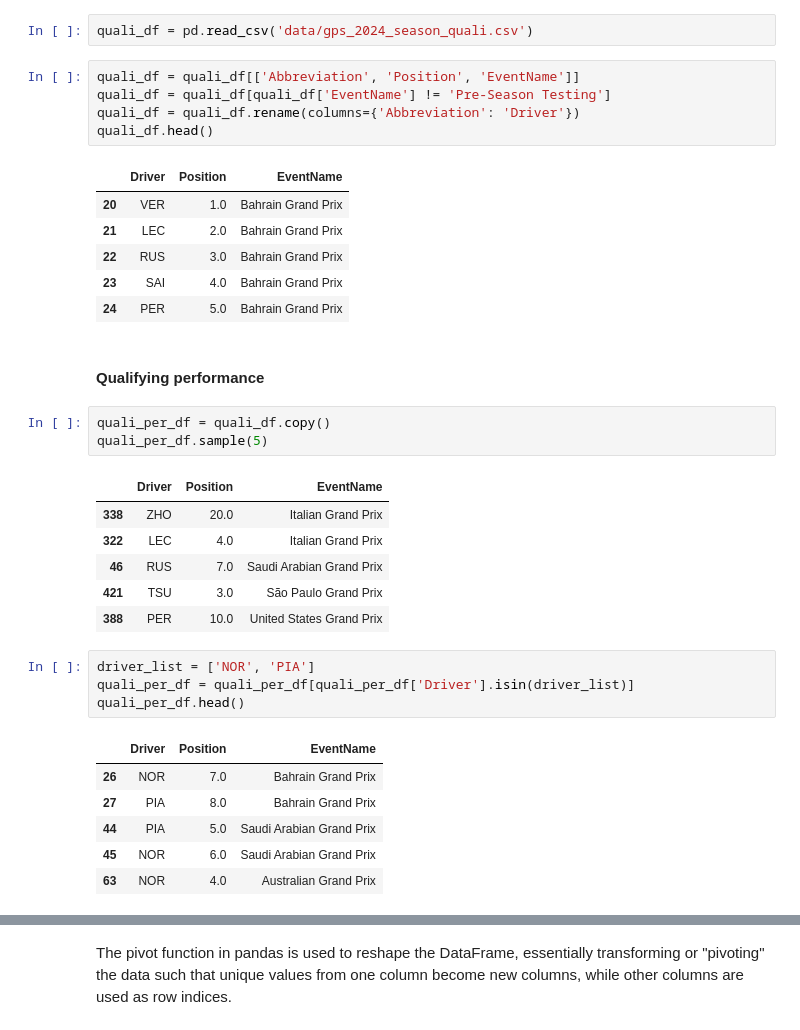
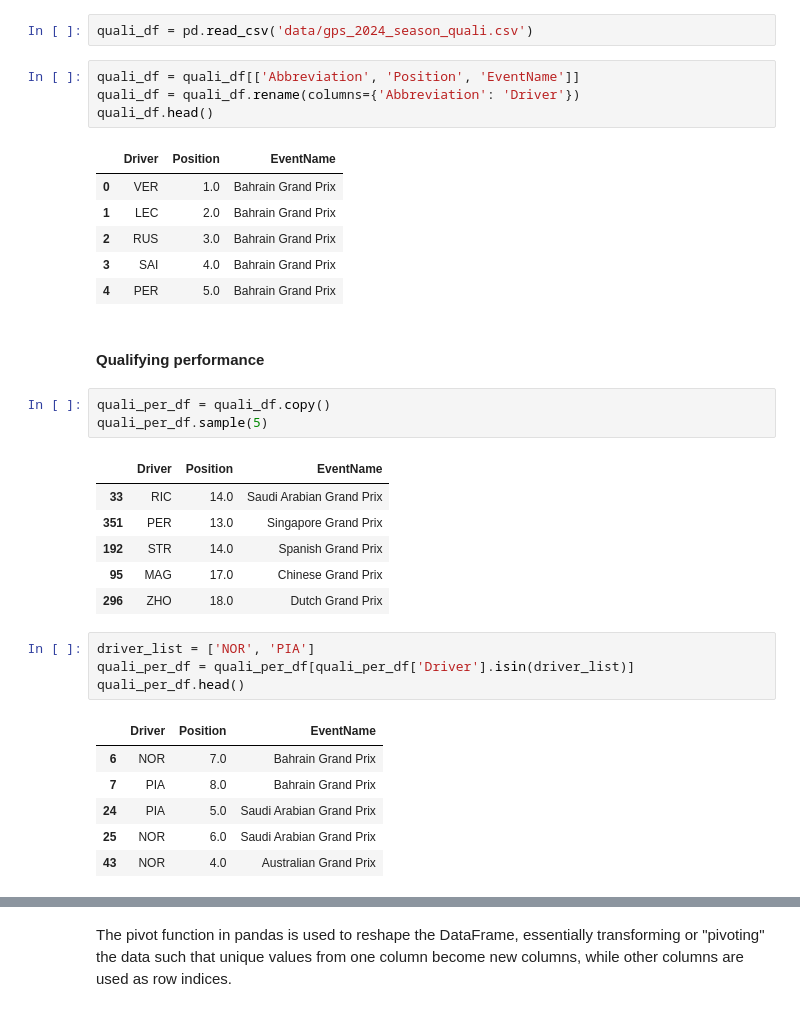
Before and after one commit to mihalisag/data-podium, a Jupyter notebook: rq_results.ipynb, the cells around one changed output, grey strips where cells are left out. Drawn from its saved outputs; the diff is of its cells as text.

```diff
--- a/rq_results.ipynb
+++ b/rq_results.ipynb
@@ -184,16 +174,15 @@ plt.show()
 quali_df = pd.read_csv('data/gps_2024_season_quali.csv')
 # %%
 quali_df = quali_df[['Abbreviation', 'Position', 'EventName']]
-quali_df = quali_df[quali_df['EventName'] != 'Pre-Season Testing']
 quali_df = quali_df.rename(columns={'Abbreviation': 'Driver'})
 quali_df.head()
 # %% [output]
 |  | Driver | Position | EventName |
-| 20 | VER | 1.0 | Bahrain Grand Prix |
-| 21 | LEC | 2.0 | Bahrain Grand Prix |
-| 22 | RUS | 3.0 | Bahrain Grand Prix |
-| 23 | SAI | 4.0 | Bahrain Grand Prix |
-| 24 | PER | 5.0 | Bahrain Grand Prix |
+| 0 | VER | 1.0 | Bahrain Grand Prix |
+| 1 | LEC | 2.0 | Bahrain Grand Prix |
+| 2 | RUS | 3.0 | Bahrain Grand Prix |
+| 3 | SAI | 4.0 | Bahrain Grand Prix |
+| 4 | PER | 5.0 | Bahrain Grand Prix |
 # %% [markdown]
 #### Qualifying performance
 # %%
@@ -201,22 +190,22 @@ quali_per_df = quali_df.copy()
 quali_per_df.sample(5)
 # %% [output]
 |  | Driver | Position | EventName |
-| 338 | ZHO | 20.0 | Italian Grand Prix |
-| 322 | LEC | 4.0 | Italian Grand Prix |
-| 46 | RUS | 7.0 | Saudi Arabian Grand Prix |
-| 421 | TSU | 3.0 | São Paulo Grand Prix |
-| 388 | PER | 10.0 | United States Grand Prix |
+| 33 | RIC | 14.0 | Saudi Arabian Grand Prix |
+| 351 | PER | 13.0 | Singapore Grand Prix |
+| 192 | STR | 14.0 | Spanish Grand Prix |
+| 95 | MAG | 17.0 | Chinese Grand Prix |
+| 296 | ZHO | 18.0 | Dutch Grand Prix |
 # %%
 driver_list = ['NOR', 'PIA']
 quali_per_df = quali_per_df[quali_per_df['Driver'].isin(driver_list)]
 quali_per_df.head()
 # %% [output]
 |  | Driver | Position | EventName |
-| 26 | NOR | 7.0 | Bahrain Grand Prix |
-| 27 | PIA | 8.0 | Bahrain Grand Prix |
-| 44 | PIA | 5.0 | Saudi Arabian Grand Prix |
-| 45 | NOR | 6.0 | Saudi Arabian Grand Prix |
-| 63 | NOR | 4.0 | Australian Grand Prix |
+| 6 | NOR | 7.0 | Bahrain Grand Prix |
+| 7 | PIA | 8.0 | Bahrain Grand Prix |
+| 24 | PIA | 5.0 | Saudi Arabian Grand Prix |
+| 25 | NOR | 6.0 | Saudi Arabian Grand Prix |
+| 43 | NOR | 4.0 | Australian Grand Prix |
 # %%
 import matplotlib.pyplot as plt
 
```
Also changed, not shown: parts of 10 cells of this notebook, 7 other files.
